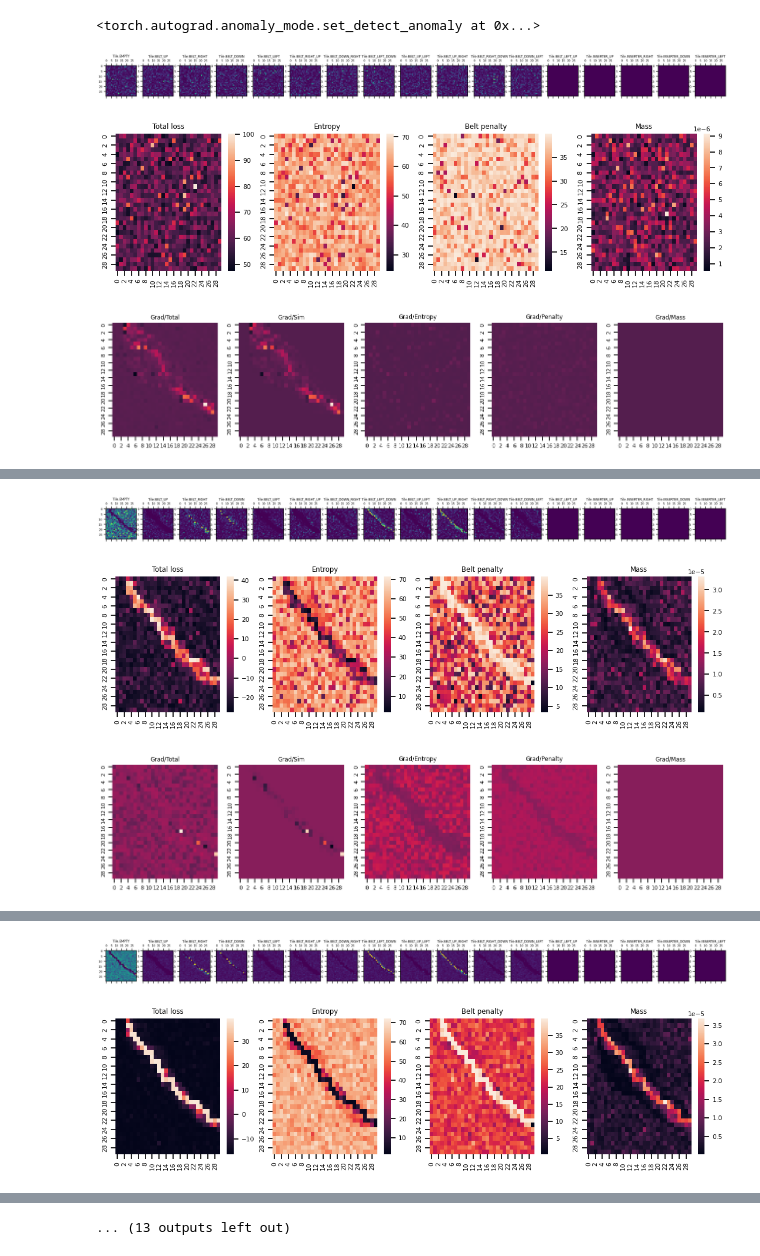
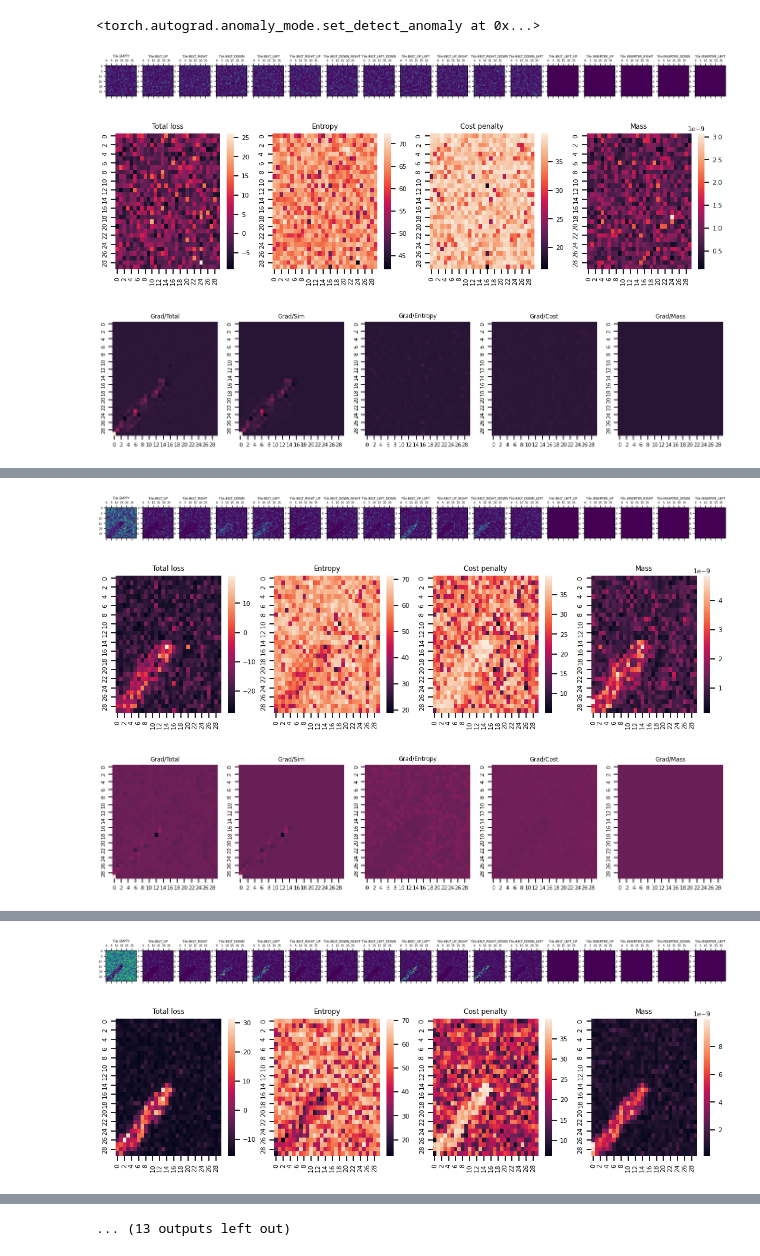
Before and after one commit to mikolajkolanski/FactorioSolver, a Jupyter notebook: sgd.ipynb, the cells around one changed output, grey strips where cells are left out. Saved outputs shown, nothing was run; the diff lists cells and outputs as text; code cells hidden in the pictures.

```diff
--- a/sgd.ipynb
+++ b/sgd.ipynb
@@ -84,18 +62,3 @@ sns.set_context("notebook", font_scale=0.7)
-# %%
-def plot_grads(logits, losses:dict):
-    fig, ax = plt.subplots(1,5,figsize=(3.2*5, 3*1))
-
-    grads = {}
-    for name,loss in losses.items():
-        grads[name] = torch.autograd.grad(loss, logits,
-                                            retain_graph=True, allow_unused=True)[0][...,1::].sum(-1).detach().cpu()
-    vmin = np.min(list(grads.values()))
-    vmax = np.max(list(grads.values()))
-
-
-    for i,(name,grad) in enumerate(grads.items()):
-        sns.heatmap(grad,ax=ax[i],vmin=vmin,vmax=vmax,cbar=False).set_title(f'Grad/{name}')
-    plt.show()
 # %%
 logits = torch.full((BOX_SIZE,BOX_SIZE,len(Tile)), NEG_INF)
 active_tiles = list(range(0,12+1))
@@ -103,72 +66,75 @@ active_tiles = list(range(0,12+1))
 logits[:,:,active_tiles] = 5 * torch.randn(BOX_SIZE,BOX_SIZE,len(active_tiles))
 logits.requires_grad_()
 
-add_tensor = torch.zeros(BOX_SIZE,BOX_SIZE)
-add_tensor[INPUT_POS[0], INPUT_POS[1]] = 100
 
 MAX_ITER = 51
-START_TEMP = 100
+
+START_TEMP, MIN_TEMP = 100, 20
+START_NOISE = 100
+
+MU, SIGMA, RHO = 500, 20000, 40
 
 opt = torch.optim.Adam([logits],lr=25,betas=[0.5,0.9])
 for iter in range(MAX_ITER):
     # for g in opt.param_groups:
     #     g['lr'] = 100 * schedule.lr(iter)
 
-    logits_noise = logits + 50 * schedule.temp(iter) * torch.randn_like(logits)
+    logits_noise = logits + START_NOISE * schedule.noise(iter) * torch.randn_like(logits)
+
+    logits_noise = logits_noise/(MIN_TEMP + (START_TEMP-MIN_TEMP)*schedule.temp(iter))
     with torch.no_grad():
-        logits_noise[:, :, 12::] = -25000
-    solve_log = torch.nn.functional.log_softmax(logits_noise/50,dim=-1)
+        logits_noise[:, :, 12::] = NEG_INF
+
+    solve_log = torch.nn.functional.log_softmax(logits_noise,dim=-1)
 
     # Solve: (-inf,0)
     # logits_noise: (0,inf)
 
-    items_log = sim.eval(solve_log,add_tensor, max_iter=BOX_SIZE*1.8)
+    path_loss_log = -sim.eval(solve_log,max_iter=BOX_SIZE*1.8)
 
-    path_loss_log = -( items_log[OUT_POS[0], OUT_POS[1]] - np.log(100) )
+    entropy_pc = -( solve_log.exp() * solve_log ).mean(-1) * MU # Shannon entropy - qlogq
 
-    entropy_pc = -( solve_log.exp() * solve_log ).mean(-1) * 500 # Shannon entropy - qlogq
-    belt_penalty_pc = (solve_log[:,:,[i.value for i in Tile.BELTS()]]).exp().sum(-1) * 40 # Linear field
+    cost_penalty_pc = (solve_log.exp()*cost_tensor).sum(-1) * RHO # Linear field
 
-    sigma = 20000
-    mass_pc = (logits_noise[:, :, 1:12]**2).mean(-1) / (2*sigma**2)
+    mass_pc = (logits_noise[:, :, 1:12]**2).mean(-1) / (2*SIGMA**2)
 
     loss = (path_loss_log.expand_as(entropy_pc)
-            + belt_penalty_pc
+            + cost_penalty_pc
             + mass_pc
-            - schedule.logits_penalty(iter)*entropy_pc)
+            - schedule.temp(iter)*entropy_pc) #
 
     if iter%10==0:
         plot_solve(solve_log)
 
-        fig, ax = plt.subplots(1,4,figsize=(3.3*4, 3*1))
+        fig, ax = plt.subplots(1,4,figsize=(3.5*4, 3*1))
         sns.heatmap(loss.detach().cpu(),           ax=ax[0]).set_title('Total loss')
         sns.heatmap(entropy_pc.detach().cpu(),     ax=ax[1]).set_title('Entropy')
-        sns.heatmap(belt_penalty_pc.detach().cpu(),ax=ax[2]).set_title('Belt penalty')
+        sns.heatmap(cost_penalty_pc.detach().cpu(),ax=ax[2]).set_title('Cost penalty')
         sns.heatmap(mass_pc.detach().cpu(),        ax=ax[3]).set_title('Mass')
         plt.show()
 
         plot_grads(logits, {
             'Total': loss.mean(),
             'Sim': path_loss_log,
             'Entropy': entropy_pc.mean(),
-            'Penalty': belt_penalty_pc.mean(),
+            'Cost': cost_penalty_pc.mean(),
             'Mass': mass_pc.mean(),
         })
 
 
 
     loss = loss.mean()
 
     loss.backward()
     opt.step()
 
     print(f'{iter/MAX_ITER*100:.1f}% Loss comb:{loss.item():.3f}, Path loss:{path_loss_log:.3f}, Belt penalty:{belt_penalty_pc.mean():.2f}, Mass: {mass_pc.mean():.2f}, Entropy:{entropy_pc.mean():.2f}')
 
     opt.zero_grad()
     # sch.step()
 
 plot_solve(solve_log)
 # %% [output]
 [figure]
-[figure, old version]
+[figure, new version]
-[figure, old version]
+[figure, new version]
@@ -185,3 +151,3 @@ plot_solve(solve_log)
-[figure, old version]
+[figure, new version]
-[figure, old version]
+[figure, new version]
-[figure, old version]
+[figure, new version]
@@ -198,2 +164,2 @@ plot_solve(solve_log)
-[figure, old version]
+[figure, new version]
-[figure, old version]
+[figure, new version]
```
Also changed, not shown: parts of 8 cells of this notebook, 3 other files.
